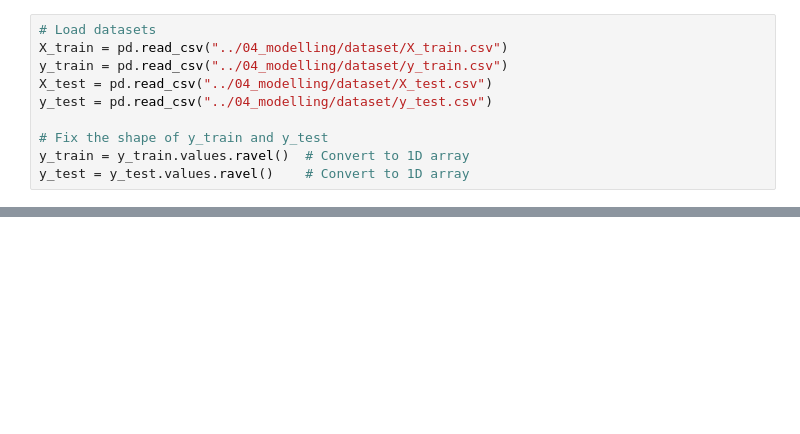
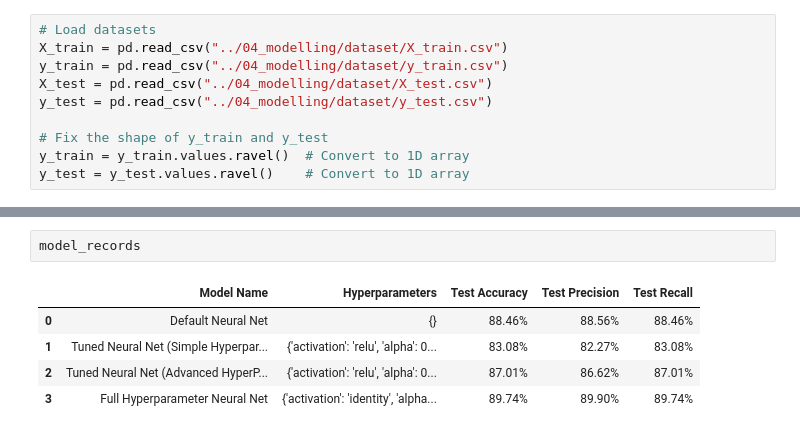
Before and after one commit to Aaron2k02/data-mining-warehousing-wages-analysis, a Jupyter notebook: notebooks/04_modelling/01_AutoNeural.ipynb, the cells around one changed output, grey strips where cells are left out. Drawn from its saved outputs; the diff is of its cells as text; blank space fills up the shorter version.

```diff
--- a/notebooks/04_modelling/01_AutoNeural.ipynb
+++ b/notebooks/04_modelling/01_AutoNeural.ipynb
@@ -123,0 +262,8 @@ best_model = run_classifier(mlp, param_grid_mlp, X_train, y_train, X_test, y_tes
+# %%
+model_records
+# %% [output]
+|  | Model Name | Hyperparameters | Test Accuracy | Test Precision | Test Recall |
+| 0 | Default Neural Net | {} | 88.46% | 88.56% | 88.46% |
+| 1 | Tuned Neural Net (Simple Hyperpar... | {'activation': 'relu', 'alpha': 0... | 83.08% | 82.27% | 83.08% |
+| 2 | Tuned Neural Net (Advanced HyperP... | {'activation': 'relu', 'alpha': 0... | 87.01% | 86.62% | 87.01% |
+| 3 | Full Hyperparameter Neural Net | {'activation': 'identity', 'alpha... | 89.74% | 89.90% | 89.74% |
```
Also changed, not shown: parts of 80 cells of this notebook, 4 other files.
